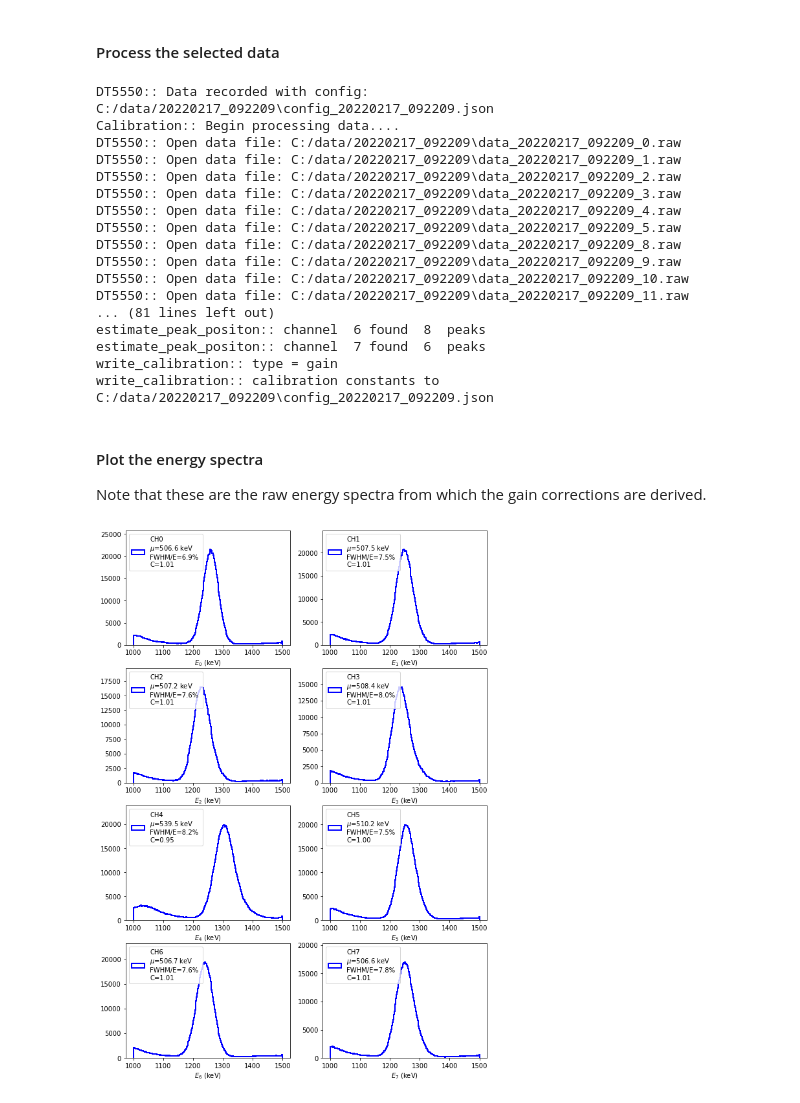
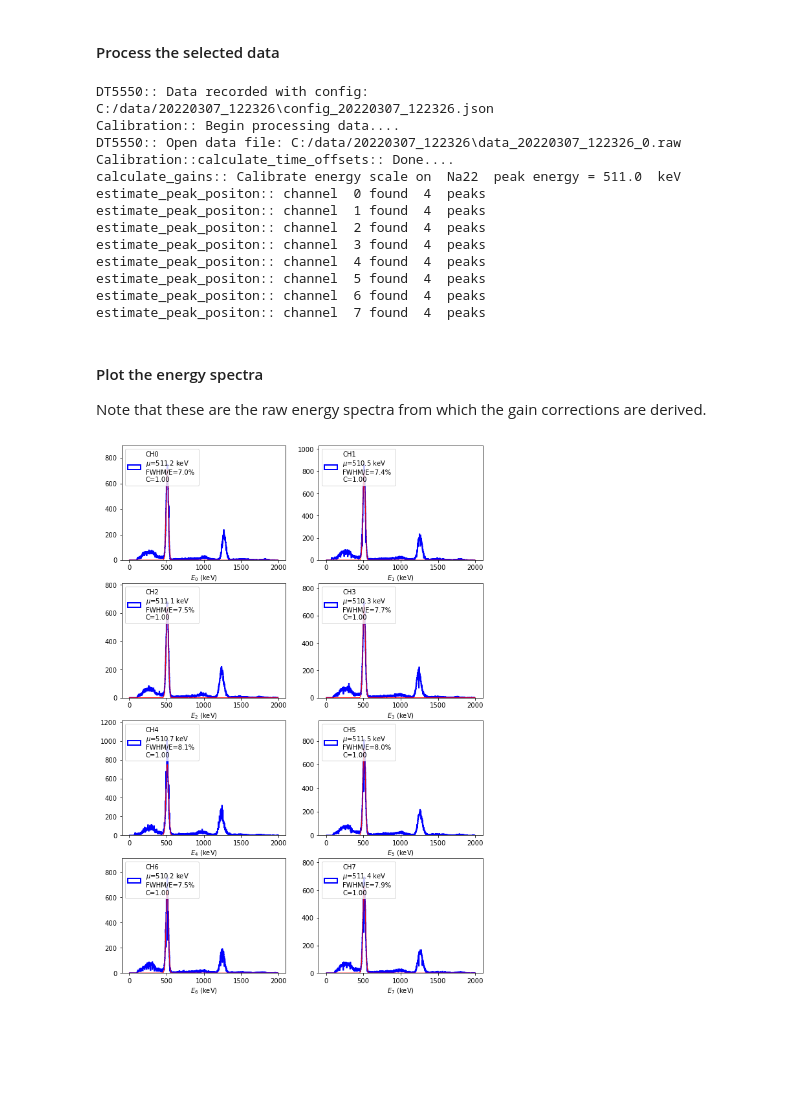
Before and after one commit to acolijn/DT5550_DAQ, a Jupyter notebook: analysis/GainCalibration.ipynb, the cells around one changed output. Saved outputs shown, nothing was run; the diff lists cells and outputs as text; code cells hidden in the pictures; blank space fills up the shorter version.

```diff
--- a/analysis/GainCalibration.ipynb
+++ b/analysis/GainCalibration.ipynb
@@ -18,35 +18,31 @@ from scipy.signal import find_peaks
 
 # instantiate calibration class
 # myCal = Calibration(file='C:/data/20220112_105851/data_20220112_105851_0.raw')
-myCal = Calibration(indir='C:/data/20220217_092209/')
+myCal = Calibration(indir='C:/data/20220307_122326/')
 # process the data
 #%snakeviz
-myCal.process_calibration_data()
+myCal.process_calibration_data(max_files=1)
 # calculate the gain corrections
-myCal.calculate_gains(binwidth=2, plot=False, write_config=True)
+myCal.calculate_gains(binwidth=2, plot=False, write_config=False)
 # %% [output]
-DT5550:: Data recorded with config:  C:/data/20220217_092209\config_20220217_092209.json
+DT5550:: Data recorded with config:  C:/data/20220307_122326\config_20220307_122326.json
 Calibration:: Begin processing data....
-DT5550:: Open data file: C:/data/20220217_092209\data_20220217_092209_0.raw
-DT5550:: Open data file: C:/data/20220217_092209\data_20220217_092209_1.raw
-DT5550:: Open data file: C:/data/20220217_092209\data_20220217_092209_2.raw
-DT5550:: Open data file: C:/data/20220217_092209\data_20220217_092209_3.raw
-DT5550:: Open data file: C:/data/20220217_092209\data_20220217_092209_4.raw
-DT5550:: Open data file: C:/data/20220217_092209\data_20220217_092209_5.raw
-DT5550:: Open data file: C:/data/20220217_092209\data_20220217_092209_8.raw
-DT5550:: Open data file: C:/data/20220217_092209\data_20220217_092209_9.raw
-DT5550:: Open data file: C:/data/20220217_092209\data_20220217_092209_10.raw
-DT5550:: Open data file: C:/data/20220217_092209\data_20220217_092209_11.raw
-... (81 lines left out)
-estimate_peak_positon:: channel  6 found  8  peaks
-estimate_peak_positon:: channel  7 found  6  peaks
-write_calibration:: type = gain
-write_calibration:: calibration constants to  C:/data/20220217_092209\config_20220217_092209.json
+DT5550:: Open data file: C:/data/20220307_122326\data_20220307_122326_0.raw
+Calibration::calculate_time_offsets:: Done....
+calculate_gains:: Calibrate energy scale on  Na22  peak energy = 511.0  keV
+estimate_peak_positon:: channel  0 found  4  peaks
+estimate_peak_positon:: channel  1 found  4  peaks
+estimate_peak_positon:: channel  2 found  4  peaks
+estimate_peak_positon:: channel  3 found  4  peaks
+estimate_peak_positon:: channel  4 found  4  peaks
+estimate_peak_positon:: channel  5 found  4  peaks
+estimate_peak_positon:: channel  6 found  4  peaks
+estimate_peak_positon:: channel  7 found  4  peaks
 # %% [markdown]
 #### Plot the energy spectra
 
 Note that these are the raw energy spectra from which the gain corrections are derived.
 # %%
-myCal.plot_gain_calibration(range=(1000,1500))
+myCal.plot_gain_calibration(range=(0,2000))
 # %% [output]
-[figure, old version]
+[figure, new version]
```
Also changed, not shown: 4 other files.
